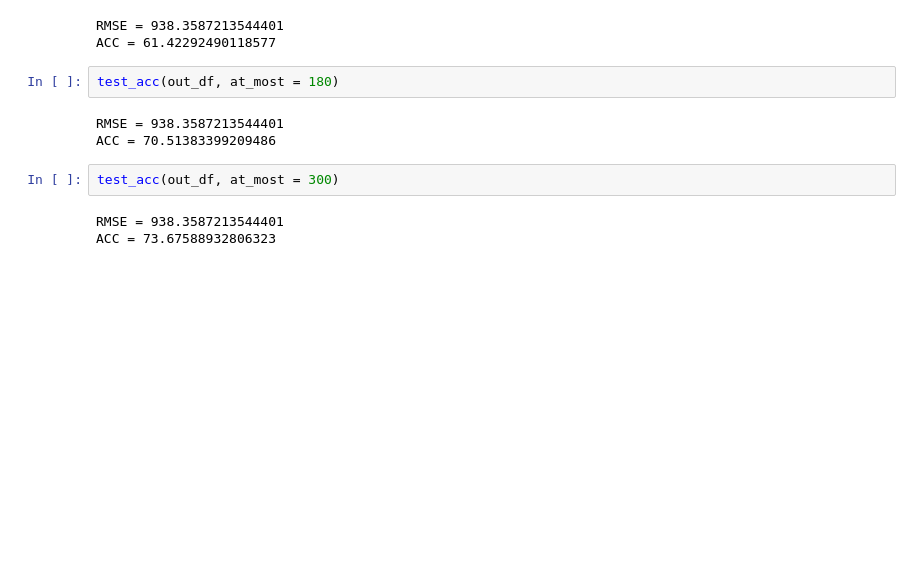
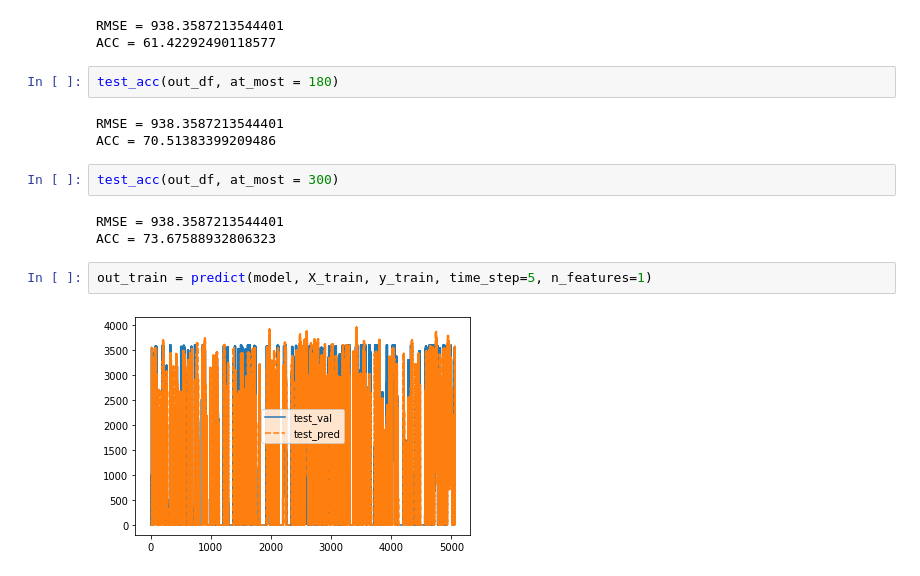
Before and after one commit to miloncl/System-Usage-Analysis, a Jupyter notebook: notebooks/LSTM_RNN.ipynb, the cells around one changed output. Saved outputs shown, nothing was run; the diff lists cells and outputs as text; blank space fills up the shorter version.

```diff
--- a/notebooks/LSTM_RNN.ipynb
+++ b/notebooks/LSTM_RNN.ipynb
@@ -387,3 +394,7 @@ test_acc(out_df, at_most = 300)
 # %% [output]
 RMSE = 938.3587213544401
 ACC = 73.67588932806323
+# %%
+out_train = predict(model, X_train, y_train, time_step=5, n_features=1)
+# %% [output]
+[figure, added]
```
Also changed, not shown: parts of 3 cells of this notebook.
